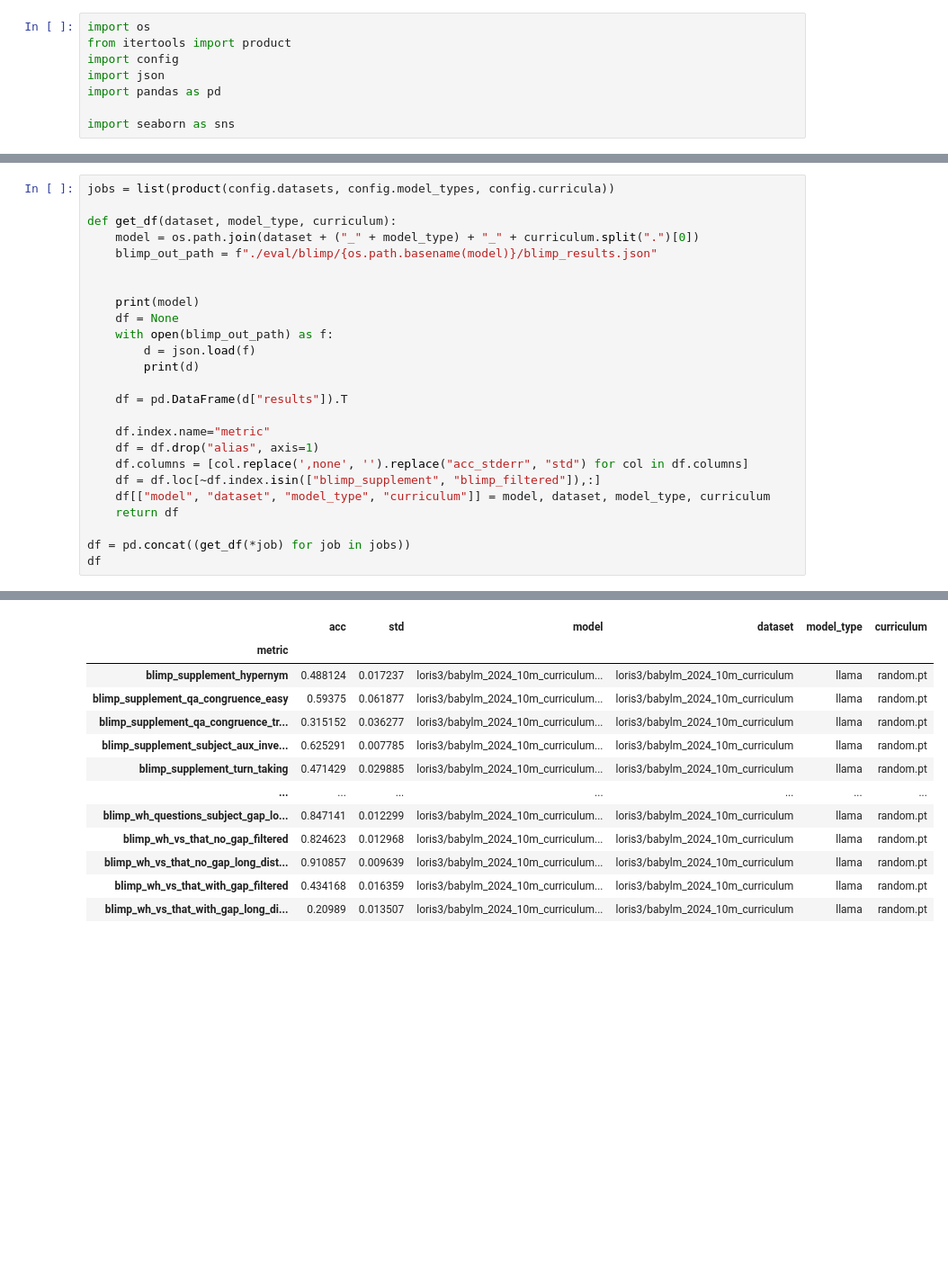
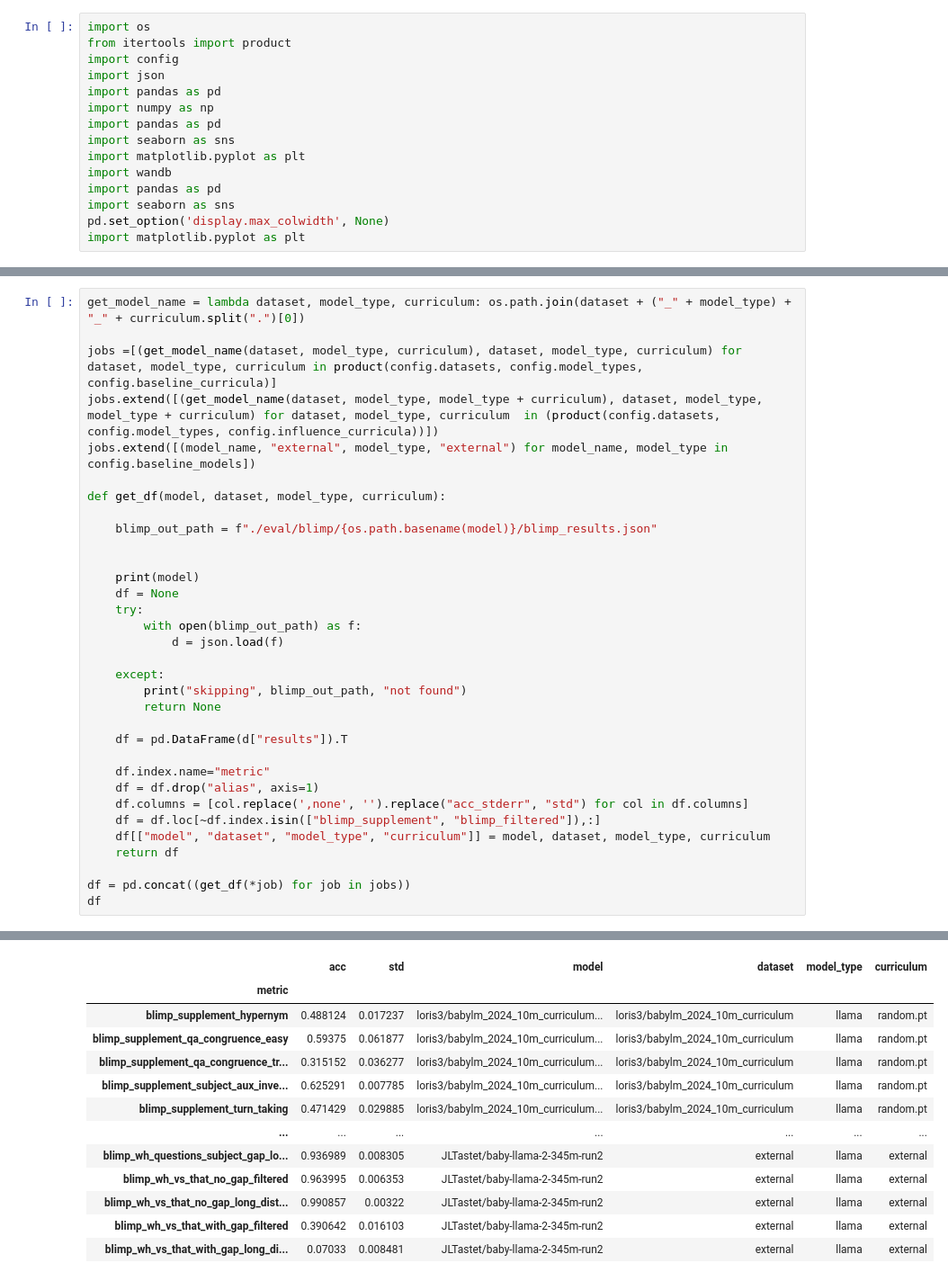
Before and after one commit to loris3/babylm, a Jupyter notebook: evaluate_models.ipynb, the cells around one changed output, grey strips where cells are left out. Shown: that part at 90% size. Saved outputs shown, nothing was run; the diff lists cells and outputs as text; blank space fills up the shorter version.

```diff
--- a/evaluate_models.ipynb
+++ b/evaluate_models.ipynb
@@ -4,5 +4,12 @@ from itertools import product
 import config
 import json
 import pandas as pd
-
+import numpy as np
+import pandas as pd
 import seaborn as sns
+import matplotlib.pyplot as plt
+import wandb
+import pandas as pd
+import seaborn as sns
+pd.set_option('display.max_colwidth', None)
+import matplotlib.pyplot as plt
@@ -9,16 +148,24 @@ import seaborn as sns
 # %%
-jobs = list(product(config.datasets, config.model_types, config.curricula))
+get_model_name = lambda dataset, model_type, curriculum: os.path.join(dataset + ("_" + model_type) + "_" + curriculum.split(".")[0])
 
-def get_df(dataset, model_type, curriculum):
-    model = os.path.join(dataset + ("_" + model_type) + "_" + curriculum.split(".")[0])
+jobs =[(get_model_name(dataset, model_type, curriculum), dataset, model_type, curriculum) for dataset, model_type, curriculum in product(config.datasets, config.model_types, config.baseline_curricula)]
+jobs.extend([(get_model_name(dataset, model_type, model_type + curriculum), dataset, model_type, model_type + curriculum) for dataset, model_type, curriculum  in (product(config.datasets, config.model_types, config.influence_curricula))])
+jobs.extend([(model_name, "external", model_type, "external") for model_name, model_type in config.baseline_models])
+
+def get_df(model, dataset, model_type, curriculum):
+
     blimp_out_path = f"./eval/blimp/{os.path.basename(model)}/blimp_results.json"
 
 
     print(model)
     df = None
-    with open(blimp_out_path) as f:
-        d = json.load(f)
-        print(d)
+    try:
+        with open(blimp_out_path) as f:
+            d = json.load(f)
+
+    except:
+        print("skipping", blimp_out_path, "not found")
+        return None
 
     df = pd.DataFrame(d["results"]).T
 
@@ -37,13 +199,13 @@ loris3/babylm_2024_10m_curriculum_llama_random
 |  | acc | std | model | dataset | model_type | curriculum |
 | metric |  |  |  |  |  |  |
 | blimp_supplement_hypernym | 0.488124 | 0.017237 | loris3/babylm_2024_10m_curriculum... | loris3/babylm_2024_10m_curriculum | llama | random.pt |
 | blimp_supplement_qa_congruence_easy | 0.59375 | 0.061877 | loris3/babylm_2024_10m_curriculum... | loris3/babylm_2024_10m_curriculum | llama | random.pt |
 | blimp_supplement_qa_congruence_tr... | 0.315152 | 0.036277 | loris3/babylm_2024_10m_curriculum... | loris3/babylm_2024_10m_curriculum | llama | random.pt |
 | blimp_supplement_subject_aux_inve... | 0.625291 | 0.007785 | loris3/babylm_2024_10m_curriculum... | loris3/babylm_2024_10m_curriculum | llama | random.pt |
 | blimp_supplement_turn_taking | 0.471429 | 0.029885 | loris3/babylm_2024_10m_curriculum... | loris3/babylm_2024_10m_curriculum | llama | random.pt |
 | ... | ... | ... | ... | ... | ... | ... |
-| blimp_wh_questions_subject_gap_lo... | 0.847141 | 0.012299 | loris3/babylm_2024_10m_curriculum... | loris3/babylm_2024_10m_curriculum | llama | random.pt |
-| blimp_wh_vs_that_no_gap_filtered | 0.824623 | 0.012968 | loris3/babylm_2024_10m_curriculum... | loris3/babylm_2024_10m_curriculum | llama | random.pt |
-| blimp_wh_vs_that_no_gap_long_dist... | 0.910857 | 0.009639 | loris3/babylm_2024_10m_curriculum... | loris3/babylm_2024_10m_curriculum | llama | random.pt |
-| blimp_wh_vs_that_with_gap_filtered | 0.434168 | 0.016359 | loris3/babylm_2024_10m_curriculum... | loris3/babylm_2024_10m_curriculum | llama | random.pt |
-| blimp_wh_vs_that_with_gap_long_di... | 0.20989 | 0.013507 | loris3/babylm_2024_10m_curriculum... | loris3/babylm_2024_10m_curriculum | llama | random.pt |
+| blimp_wh_questions_subject_gap_lo... | 0.936989 | 0.008305 | JLTastet/baby-llama-2-345m-run2 | external | llama | external |
+| blimp_wh_vs_that_no_gap_filtered | 0.963995 | 0.006353 | JLTastet/baby-llama-2-345m-run2 | external | llama | external |
+| blimp_wh_vs_that_no_gap_long_dist... | 0.990857 | 0.00322 | JLTastet/baby-llama-2-345m-run2 | external | llama | external |
+| blimp_wh_vs_that_with_gap_filtered | 0.390642 | 0.016103 | JLTastet/baby-llama-2-345m-run2 | external | llama | external |
+| blimp_wh_vs_that_with_gap_long_di... | 0.07033 | 0.008481 | JLTastet/baby-llama-2-345m-run2 | external | llama | external |
```
Also changed, not shown: parts of 14 cells of this notebook, 14 other files.
